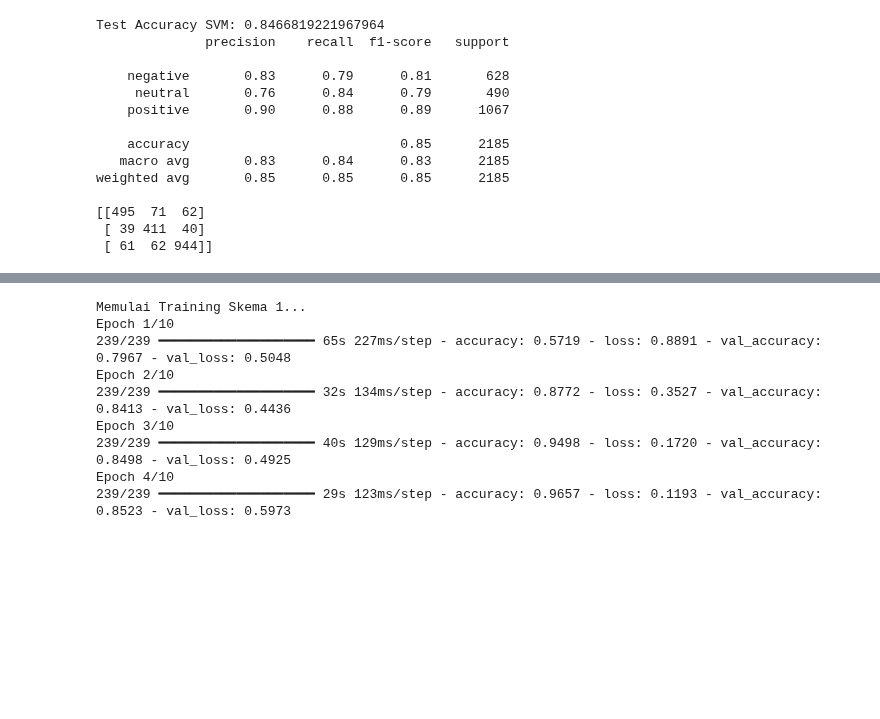
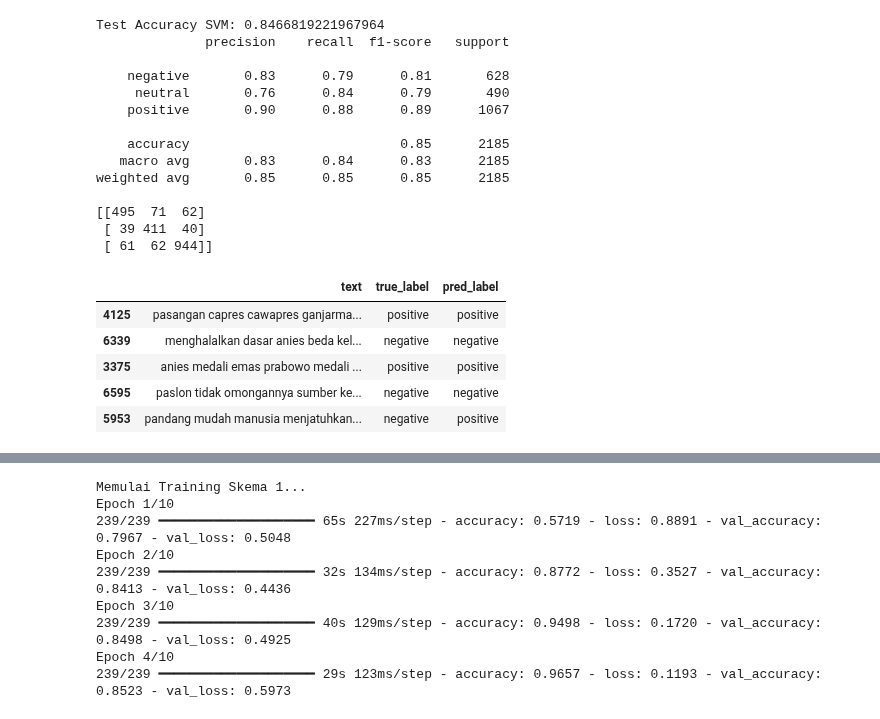
Before and after one commit to rfaoktvian/AnalisisSentimenDebatCapres2024, a Jupyter notebook: Analisis_sentimen_debat_capres2024.ipynb, the cells around one changed output, grey strips where cells are left out. Saved outputs shown, nothing was run; the diff lists cells and outputs as text; code cells hidden in the pictures; blank space fills up the shorter version.

```diff
--- a/Analisis_sentimen_debat_capres2024.ipynb
+++ b/Analisis_sentimen_debat_capres2024.ipynb
@@ -451,3 +451,19 @@ weighted avg       0.85      0.85      0.85      2185
 [[495  71  62]
  [ 39 411  40]
  [ 61  62 944]]
+# %%
+# Error Analysis
+error_df = pd.DataFrame({
+    "text": X_test_ml,
+    "true_label": y_test_ml,
+    "pred_label": y_pred_svm
+})
+
+error_df.head()
+# %% [output]
+|  | text | true_label | pred_label |
+| 4125 | pasangan capres cawapres ganjarma... | positive | positive |
+| 6339 | menghalalkan dasar anies beda kel... | negative | negative |
+| 3375 | anies medali emas prabowo medali ... | positive | positive |
+| 6595 | paslon tidak omongannya sumber ke... | negative | negative |
+| 5953 | pandang mudah manusia menjatuhkan... | negative | positive |
```
Also changed, not shown: parts of 1 cell of this notebook.
